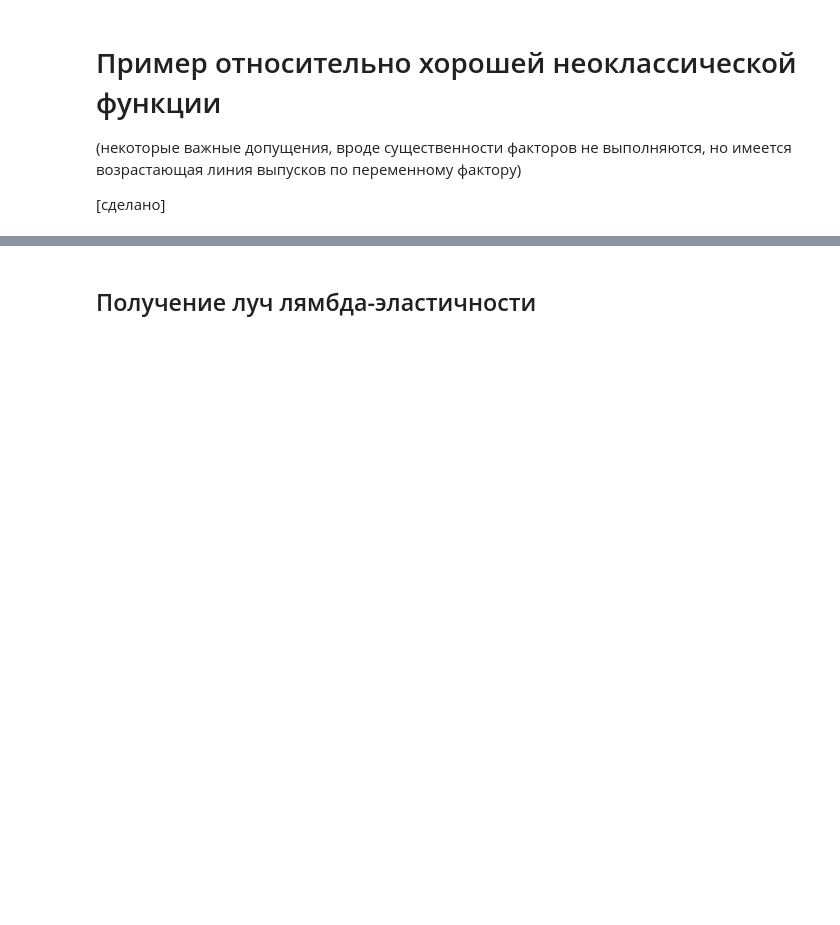
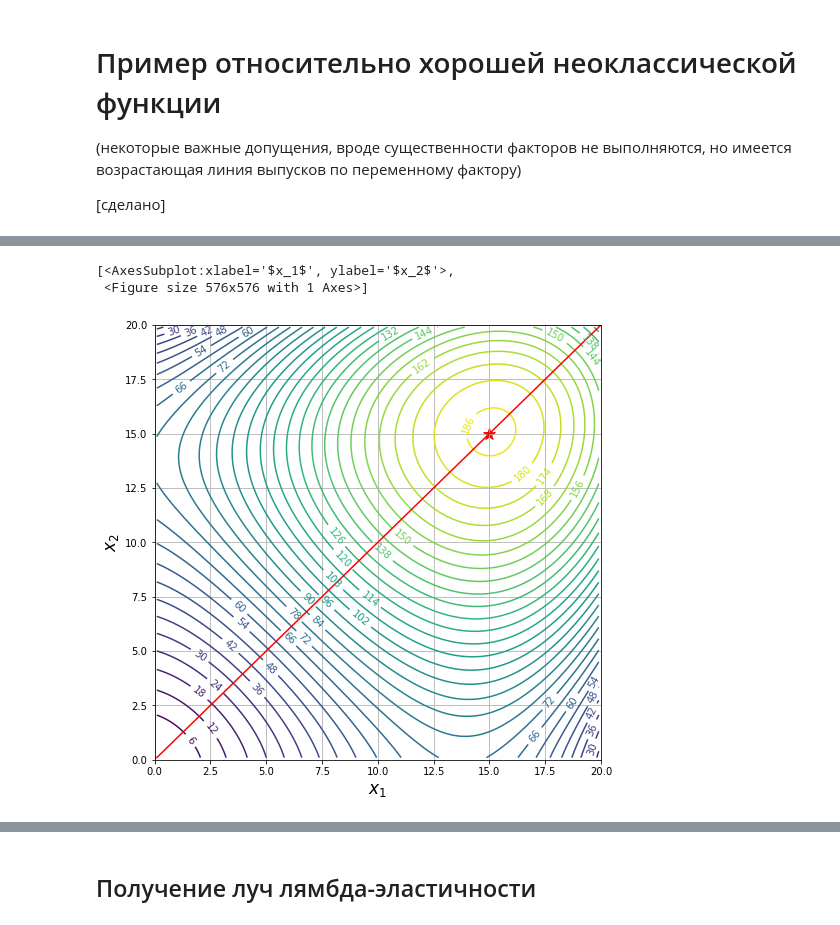
Before and after one commit to chereshan/Term-Paper, a Jupyter notebook: Transcendental_Production_Function.ipynb, the cells around one changed output, grey strips where cells are left out. Cells and saved outputs as stored; diff of their text form; code cells hidden in the pictures; blank space fills up the shorter version.

```diff
--- a/Transcendental_Production_Function.ipynb
+++ b/Transcendental_Production_Function.ipynb
@@ -584,5 +454,10 @@ plot3d(yyy,(x1,0,20),(x2,0,20))
 # %%
-level_lines(yyy,15,15,20,20)
+level_lines(yyy,x1maxx=15,x2maxx=15,x1limit=20,x2limit=20,opts=1)
+# level_lines(gr,x1maxx=30,x2maxx=50,x1i=100,x2j=100,numlevels=30, opts=False, shirina=8 ,vysota=8)
+# %% [output]
+[<AxesSubplot:xlabel='$x_1$', ylabel='$x_2$'>,
+ <Figure size 576x576 with 1 Axes>]
+[figure, added]
 # %%
 %matplotlib inline
 plot(yyy.subs(x1,0),yyy.subs(x1,2),yyy.subs(x1,4),(x2,0,20))
```
Also changed, not shown: parts of 105 cells of this notebook.
